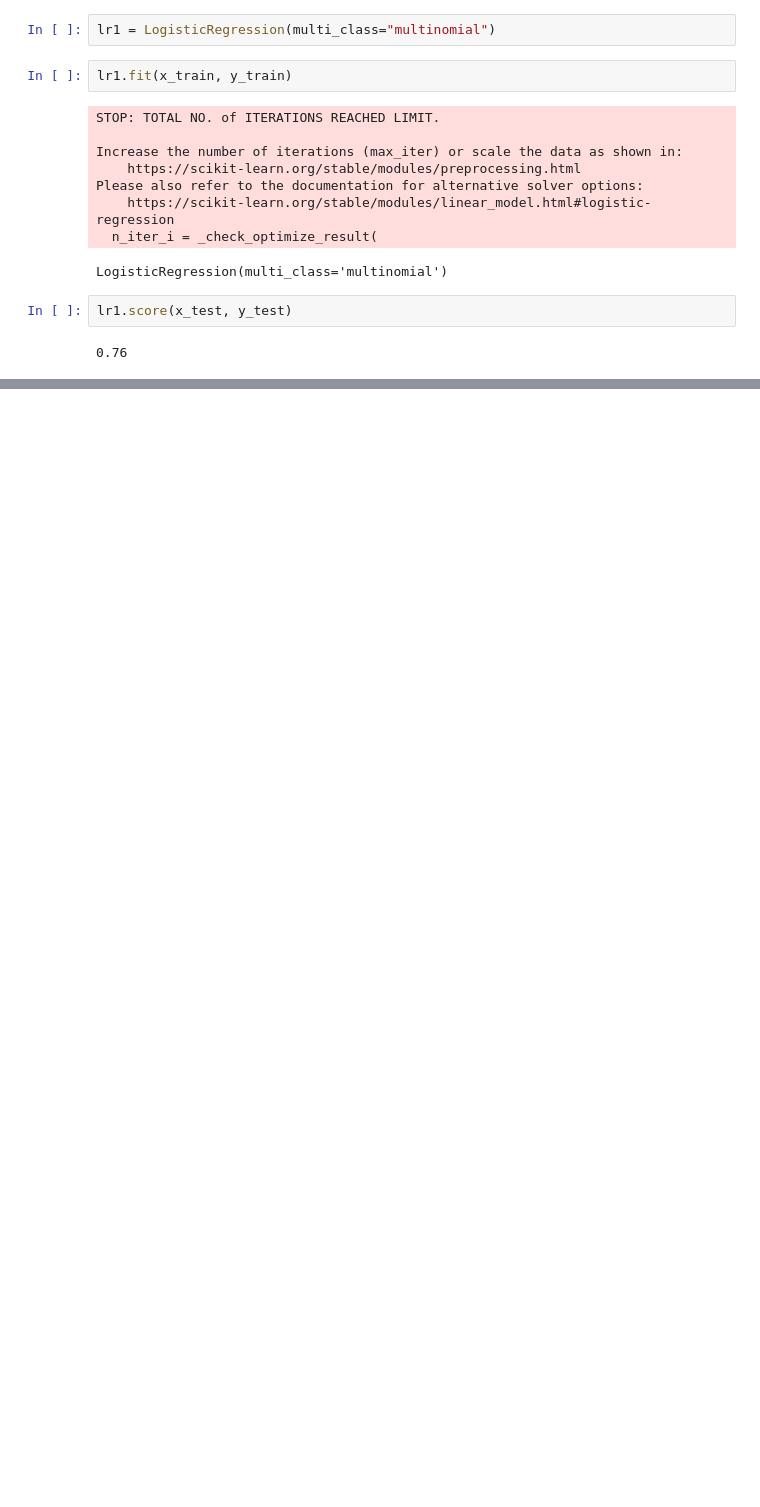
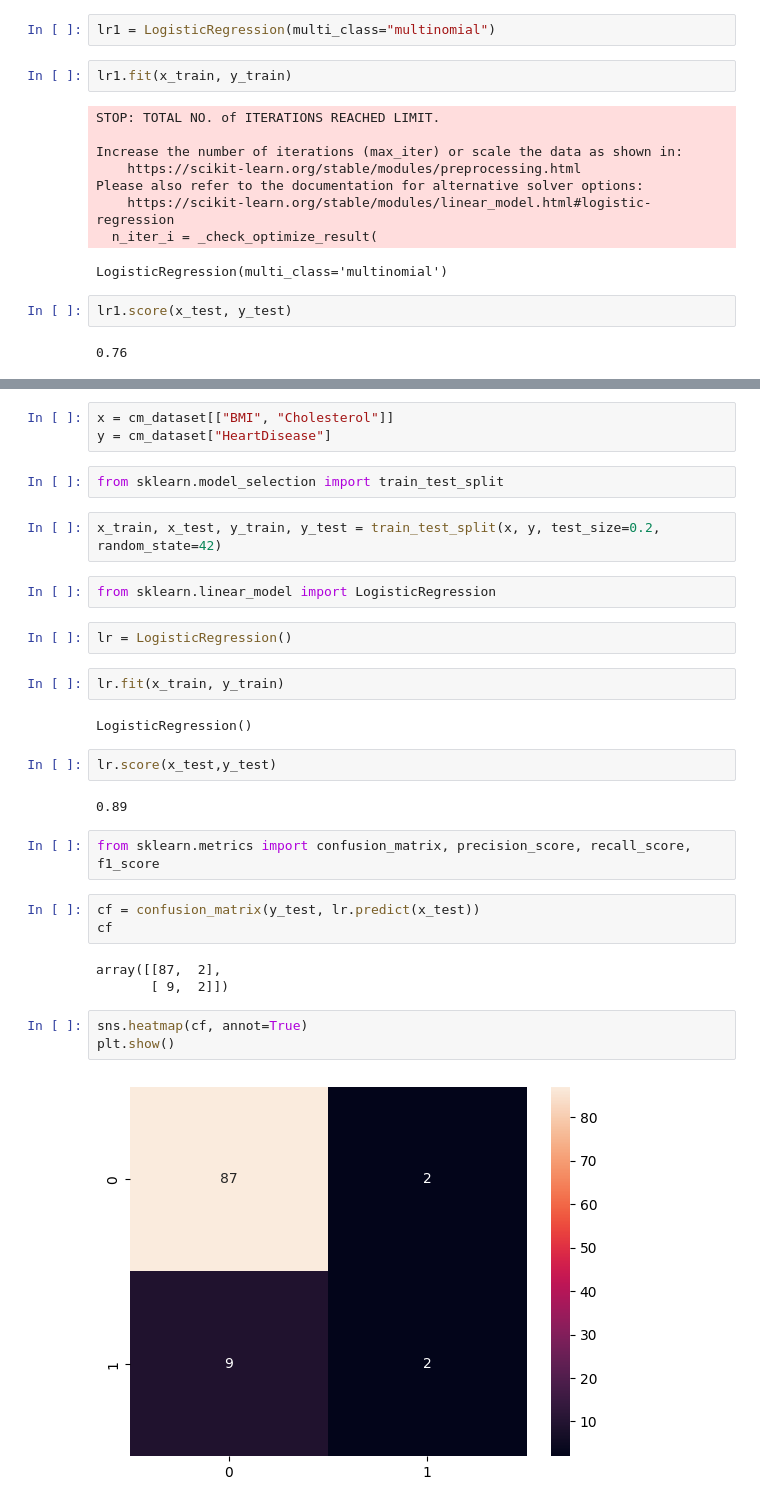
Before and after one commit to Haroon1056/Machine-Learning-Notes, a Jupyter notebook: machine learning.ipynb, the cells around one changed output, grey strips where cells are left out. Saved outputs shown, nothing was run; the diff lists cells and outputs as text; blank space fills up the shorter version.

```diff
--- a/machine learning.ipynb
+++ b/machine learning.ipynb
@@ -836,0 +848,32 @@ lr1.score(x_test, y_test)
+# %%
+x = cm_dataset[["BMI", "Cholesterol"]]
+y = cm_dataset["HeartDisease"]
+# %%
+from sklearn.model_selection import train_test_split
+# %%
+x_train, x_test, y_train, y_test = train_test_split(x, y, test_size=0.2, random_state=42)
+# %%
+from sklearn.linear_model import LogisticRegression
+# %%
+lr = LogisticRegression()
+# %%
+lr.fit(x_train, y_train)
+# %% [output]
+LogisticRegression()
+# %%
+lr.score(x_test,y_test)
+# %% [output]
+0.89
+# %%
+from sklearn.metrics import confusion_matrix, precision_score, recall_score, f1_score
+# %%
+cf = confusion_matrix(y_test, lr.predict(x_test))
+cf
+# %% [output]
+array([[87,  2],
+       [ 9,  2]])
+# %%
+sns.heatmap(cf, annot=True)
+plt.show()
+# %% [output]
+[figure, added]
```
Also changed, not shown: parts of 39 cells of this notebook, 1 other file.
